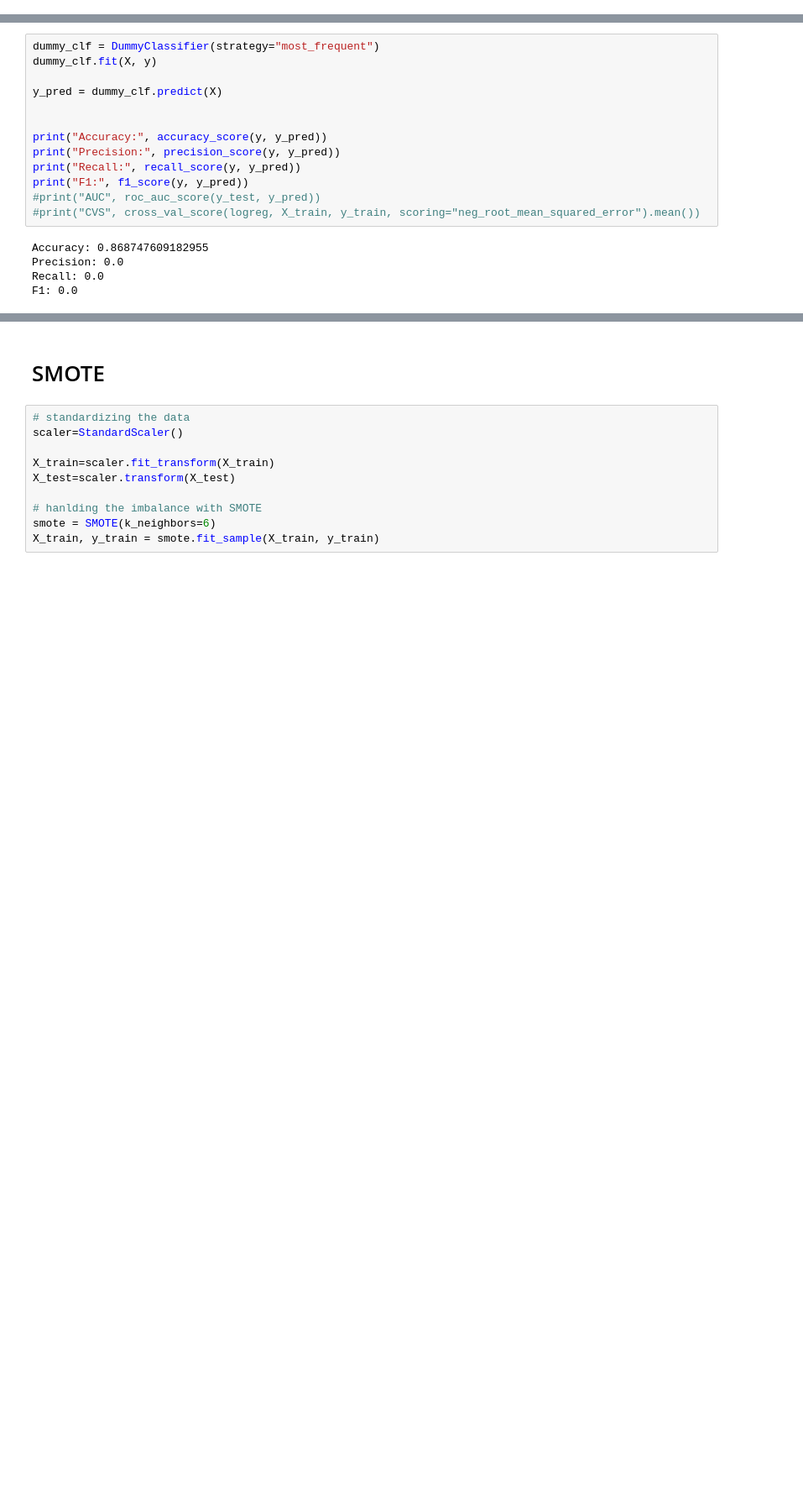
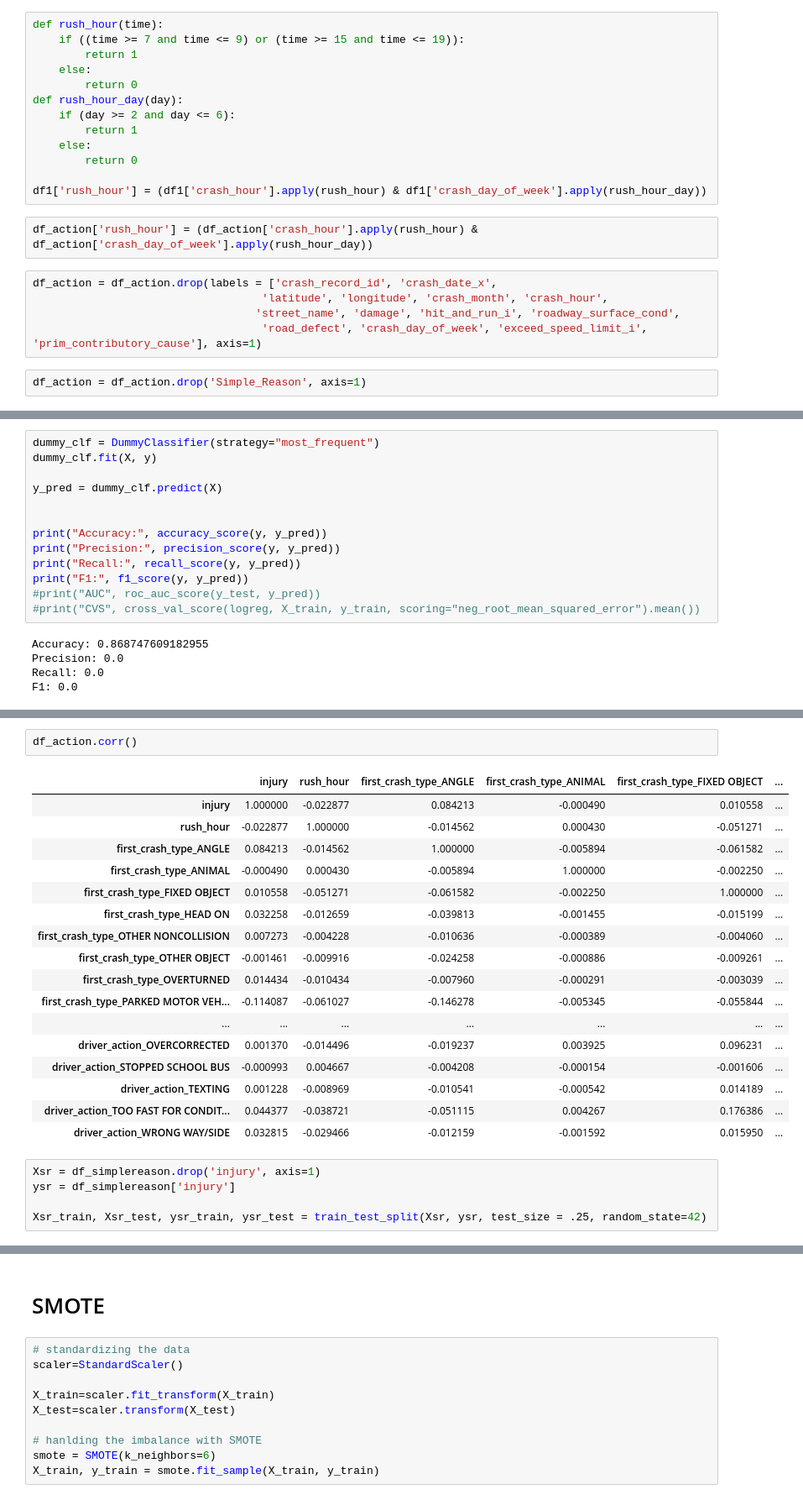
Before and after one commit to rhk48/chicago-cars, a Jupyter notebook: bleepbloop.ipynb, the cells around one changed output, grey strips where cells are left out. Shown at 84% size. Drawn from its saved outputs; the diff is of its cells as text; blank space fills up the shorter version.

```diff
--- a/bleepbloop.ipynb
+++ b/bleepbloop.ipynb
@@ -586,0 +750,22 @@ See the caveats in the documentation: https://pandas.pydata.org/pandas-docs/stab
+# %%
+def rush_hour(time):
+    if ((time >= 7 and time <= 9) or (time >= 15 and time <= 19)):
+        return 1
+    else:
+        return 0
+def rush_hour_day(day):
+    if (day >= 2 and day <= 6):
+        return 1
+    else:
+        return 0
+
+df1['rush_hour'] = (df1['crash_hour'].apply(rush_hour) & df1['crash_day_of_week'].apply(rush_hour_day))
+# %%
+df_action['rush_hour'] = (df_action['crash_hour'].apply(rush_hour) & df_action['crash_day_of_week'].apply(rush_hour_day))
+# %%
+df_action = df_action.drop(labels = ['crash_record_id', 'crash_date_x',
+                                   'latitude', 'longitude', 'crash_month', 'crash_hour',
+                                  'street_name', 'damage', 'hit_and_run_i', 'roadway_surface_cond',
+                                   'road_defect', 'crash_day_of_week', 'exceed_speed_limit_i', 'prim_contributory_cause'], axis=1)
+# %%
+df_action = df_action.drop('Simple_Reason', axis=1)
@@ -915,0 +1199,25 @@ df1
+# %%
+df_action.corr()
+# %% [output]
+|  | injury | rush_hour | first_crash_type_ANGLE | first_crash_type_ANIMAL | first_crash_type_FIXED OBJECT | ... |
+| injury | 1.000000 | -0.022877 | 0.084213 | -0.000490 | 0.010558 | ... |
+| rush_hour | -0.022877 | 1.000000 | -0.014562 | 0.000430 | -0.051271 | ... |
+| first_crash_type_ANGLE | 0.084213 | -0.014562 | 1.000000 | -0.005894 | -0.061582 | ... |
+| first_crash_type_ANIMAL | -0.000490 | 0.000430 | -0.005894 | 1.000000 | -0.002250 | ... |
+| first_crash_type_FIXED OBJECT | 0.010558 | -0.051271 | -0.061582 | -0.002250 | 1.000000 | ... |
+| first_crash_type_HEAD ON | 0.032258 | -0.012659 | -0.039813 | -0.001455 | -0.015199 | ... |
+| first_crash_type_OTHER NONCOLLISION | 0.007273 | -0.004228 | -0.010636 | -0.000389 | -0.004060 | ... |
+| first_crash_type_OTHER OBJECT | -0.001461 | -0.009916 | -0.024258 | -0.000886 | -0.009261 | ... |
+| first_crash_type_OVERTURNED | 0.014434 | -0.010434 | -0.007960 | -0.000291 | -0.003039 | ... |
+| first_crash_type_PARKED MOTOR VEH... | -0.114087 | -0.061027 | -0.146278 | -0.005345 | -0.055844 | ... |
+| ... | ... | ... | ... | ... | ... | ... |
+| driver_action_OVERCORRECTED | 0.001370 | -0.014496 | -0.019237 | 0.003925 | 0.096231 | ... |
+| driver_action_STOPPED SCHOOL BUS | -0.000993 | 0.004667 | -0.004208 | -0.000154 | -0.001606 | ... |
+| driver_action_TEXTING | 0.001228 | -0.008969 | -0.010541 | -0.000542 | 0.014189 | ... |
+| driver_action_TOO FAST FOR CONDIT... | 0.044377 | -0.038721 | -0.051115 | 0.004267 | 0.176386 | ... |
+| driver_action_WRONG WAY/SIDE | 0.032815 | -0.029466 | -0.012159 | -0.001592 | 0.015950 | ... |
+# %%
+Xsr = df_simplereason.drop('injury', axis=1)
+ysr = df_simplereason['injury']
+
+Xsr_train, Xsr_test, ysr_train, ysr_test = train_test_split(Xsr, ysr, test_size = .25, random_state=42)
```
Also changed, not shown: parts of 44 cells of this notebook.
